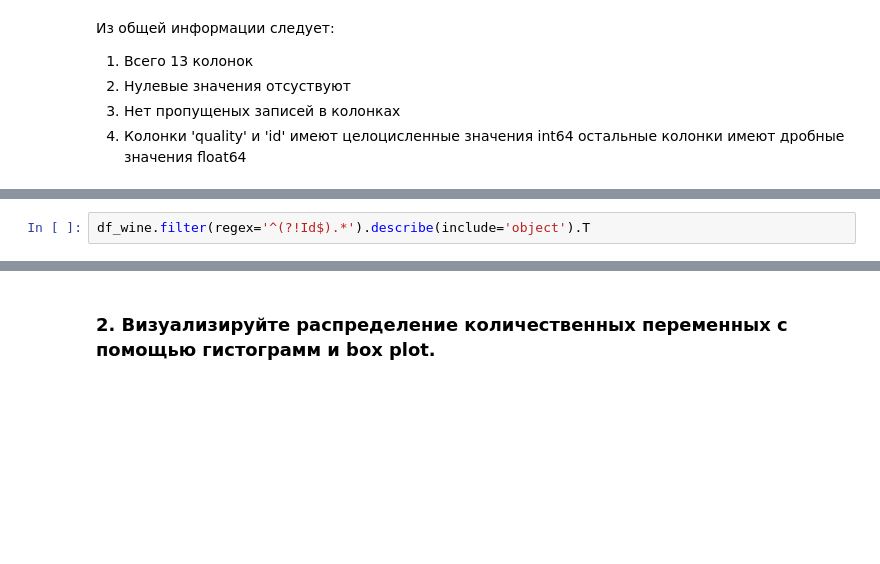
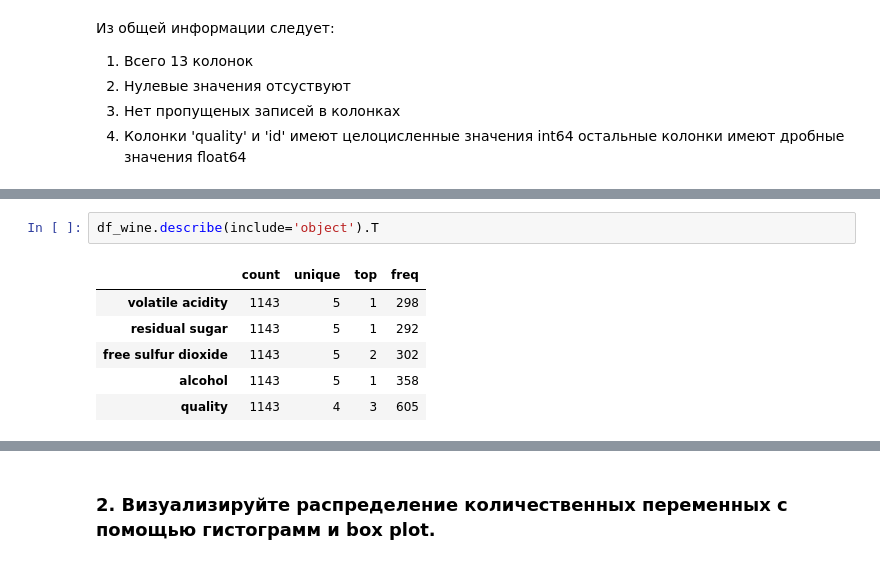
Before and after one commit to Ritorta/PythonDataBase, a Jupyter notebook: Work#1/Task_1.ipynb, the cells around one changed output, grey strips where cells are left out. Cells and saved outputs as stored; diff of their text form; blank space fills up the shorter version.

```diff
--- a/Work#1/Task_1.ipynb
+++ b/Work#1/Task_1.ipynb
@@ -206,5 +225,12 @@ df_wine.describe().T
 - Медиана равна 0.65
 - Отклонение состовляет 0.17
 # %%
-df_wine.filter(regex='^(?!Id$).*').describe(include='object').T
+df_wine.describe(include='object').T
+# %% [output]
+|  | count | unique | top | freq |
+| volatile acidity | 1143 | 5 | 1 | 298 |
+| residual sugar | 1143 | 5 | 1 | 292 |
+| free sulfur dioxide | 1143 | 5 | 2 | 302 |
+| alcohol | 1143 | 5 | 1 | 358 |
+| quality | 1143 | 4 | 3 | 605 |
 # %% [markdown]
```
Also changed, not shown: parts of 15 cells of this notebook.
